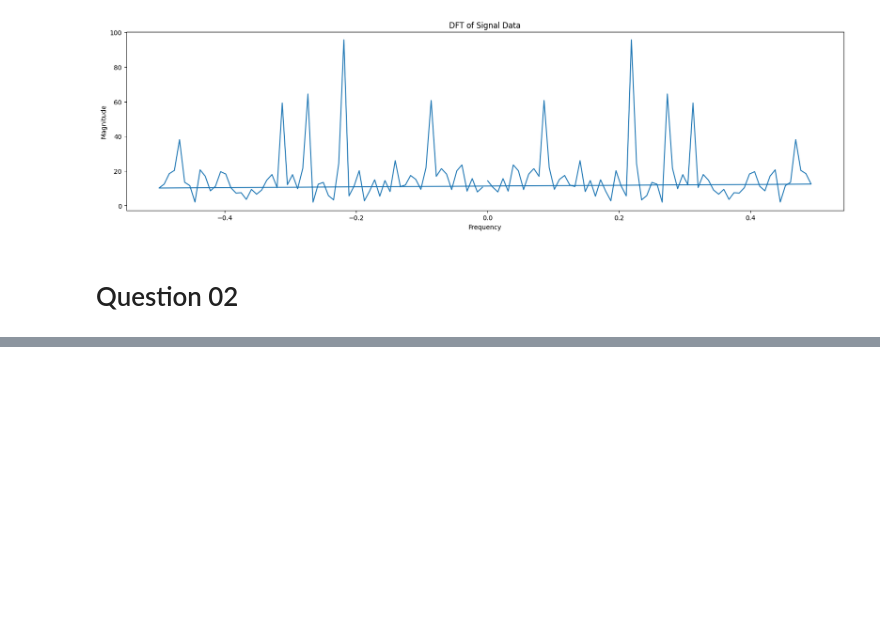
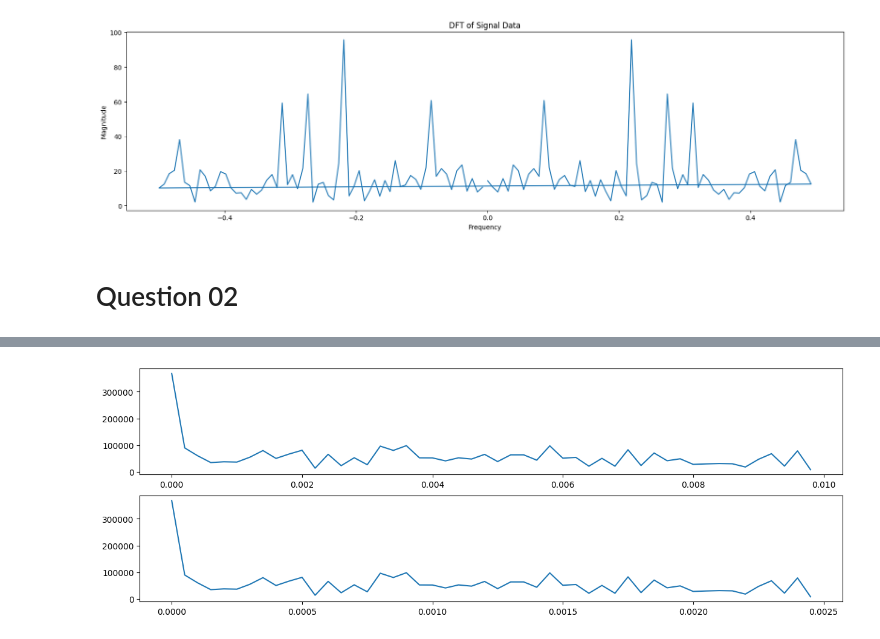
Before and after one commit to Vgr20/EN_3551_Assignment_01, a Jupyter notebook: Assignment.ipynb, the cells around one changed output, grey strips where cells are left out. Saved outputs shown, nothing was run; the diff lists cells and outputs as text; code cells hidden in the pictures; blank space fills up the shorter version.

```diff
--- a/Assignment.ipynb
+++ b/Assignment.ipynb
@@ -124,0 +231,7 @@ plt.show()
+# %%
+fig,ax = plt.subplots(2,1,figsize=(15,5))
+ax[0].plot(frequency_Obins_3[:50], np.abs(dft_Oresult_3[:50]))
+ax[1].plot(frequency_bins_3[:50], np.abs(dft_result3[:50]))
+plt.show()
+# %% [output]
+[figure, added]
```
Also changed, not shown: parts of 8 cells of this notebook, 1 other file.
